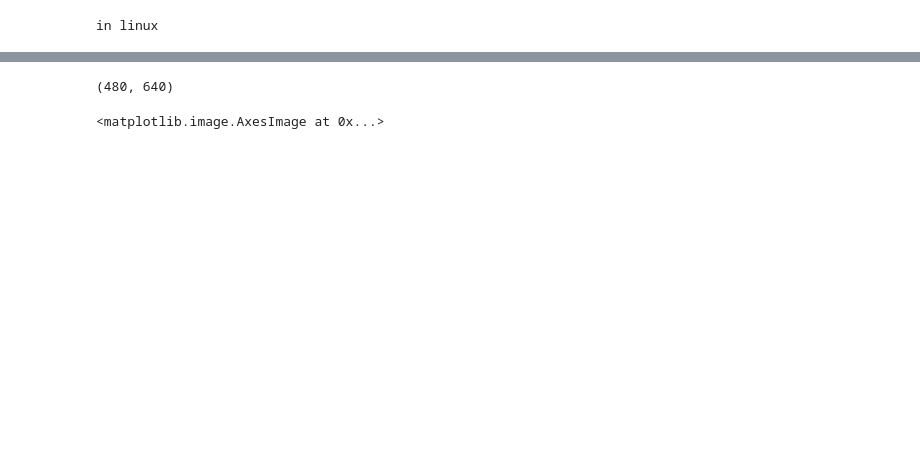
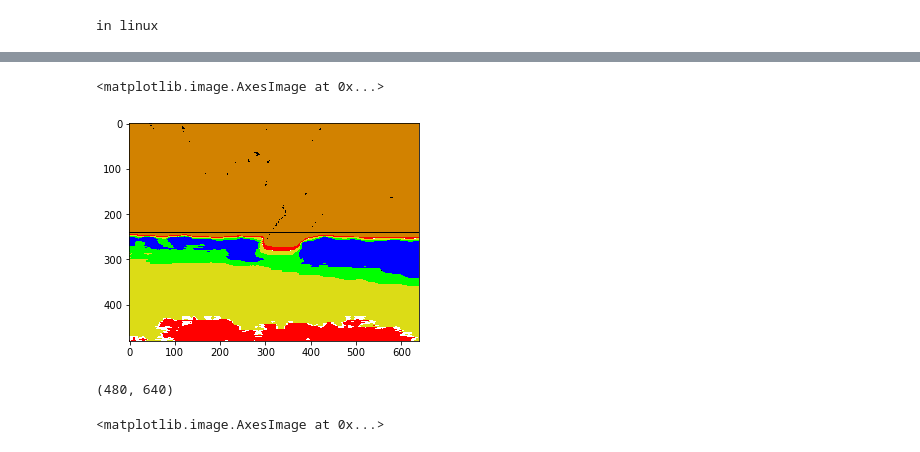
Before and after one commit to wowyunDBL/depth_app, a Jupyter notebook: jupyterNotebook/ground_subtr_npy.ipynb, the cells around one changed output, grey strips where cells are left out. Saved outputs shown, nothing was run; the diff lists cells and outputs as text; code cells hidden in the pictures; blank space fills up the shorter version.

```diff
--- a/jupyterNotebook/ground_subtr_npy.ipynb
+++ b/jupyterNotebook/ground_subtr_npy.ipynb
@@ -93,6 +109,27 @@ npPointY = np.diag(npPointY)
 npPointY = npPointY.dot(npDepth)/ fy_d * (-1) + 360
 
 npPointY = npPointY.astype('float16')
+# %%
+'''depth segmentation'''
+npHeight = np.copy(npPointY)
+color_seq = {'brown': (0,130,210), 'red':(0,0,255),'yellow':(22,220,220),
+                'green':(0,255,0),'blue':(255,0,0),'black':(0,0,0)}
+npHeight_seg = np.zeros((npDepth.shape[0],npDepth.shape[1],3))
+
+npHeight_seg[npHeight<-160]=color_seq['blue']
+npHeight_seg[np.logical_and(npHeight<-80,npHeight>-160)]=color_seq['green']
+npHeight_seg[np.logical_and(npHeight<0,npHeight>-80)]=color_seq['yellow']
+npHeight_seg[np.logical_and(npHeight<80,npHeight>0)]=color_seq['red']
+npHeight_seg[npHeight>80]=color_seq['brown']
+npHeight_seg[npHeight==360]=color_seq['black']
+npHeight_seg[np.logical_and(npHeight<0.9,npHeight>-0.9)]=(255,255,255)
+
+npHeight_seg = npHeight_seg.astype('uint8')
+%matplotlib inline
+plt.imshow(cv2.cvtColor(npHeight_seg, cv2.COLOR_BGR2RGB))
+# %% [output]
+<matplotlib.image.AxesImage at 0x...>
+[figure, added]
 # %%
 '''plot 3D color surface'''
 %matplotlib qt
```
Also changed, not shown: parts of 11 cells of this notebook, 3 other files.
